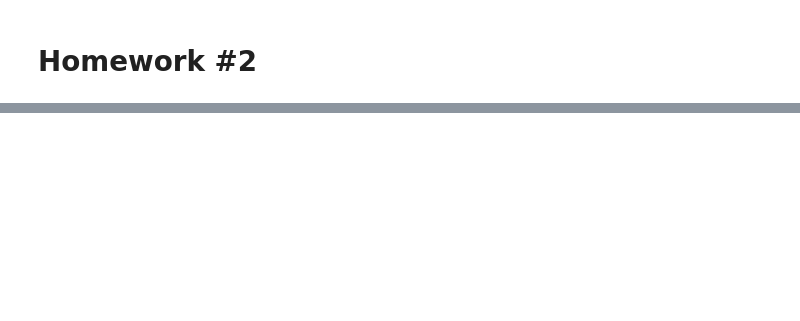
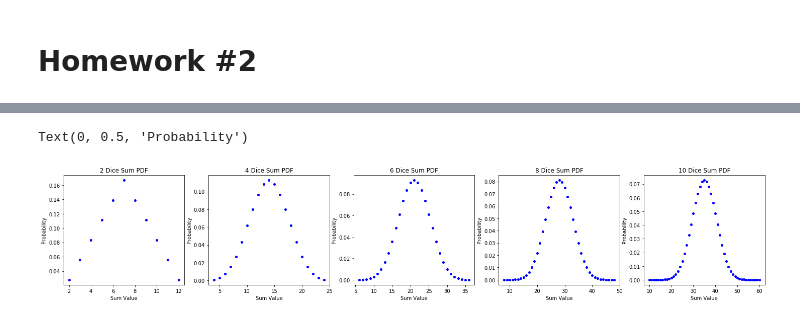
Before and after one commit to maverickmillican/Phys_434_Millican, a Jupyter notebook: HW_2.ipynb, the cells around one changed output, grey strips where cells are left out. Saved outputs shown, nothing was run; the diff lists cells and outputs as text; code cells hidden in the pictures; blank space fills up the shorter version.

```diff
--- a/HW_2.ipynb
+++ b/HW_2.ipynb
@@ -26,0 +57,7 @@ Rolling ten 100-sided dice, probability of rolling a 56.
+# %%
+array = [2,3,3,4,4,4,5,5,5,5,6,6,6,6,6,7,7,7,7,7,7,8,8,8,8,8,9,9,9,9,10,10,10,11,11,12]
+for i in range(len(array)):
+    array[i] = array[i] - 7
+    array[i] = array[i]**2
+print(array)
+stats.mean(array)
@@ -26,0 +80,47 @@ Rolling ten 100-sided dice, probability of rolling a 56.
+# %%
+array = [1/6,1/6,1/6,1/6,1/6,1/6]
+con = [1/6,1/6,1/6,1/6,1/6,1/6]
+fig, (ax1, ax2, ax3, ax4, ax5, ) = plt.subplots(1, 5, figsize = (25, 4))
+n = 2
+for i in range(1,n):
+    con = np.convolve(con, array)
+x = np.linspace(n,n*6,n*5+1)
+ax1.plot(x, con, 'bo', lw = 0, ms = 4)
+ax1.set_title(f'{n} Dice Sum PDF')
+n = 4
+con = [1/6,1/6,1/6,1/6,1/6,1/6]
+for i in range(1,n):
+    con = np.convolve(con, array)
+x = np.linspace(n,n*6,n*5+1)
+ax2.plot(x, con, 'bo', lw = 0, ms = 4)
+ax2.set_title(f'{n} Dice Sum PDF')
+n = 6
+con = [1/6,1/6,1/6,1/6,1/6,1/6]
+for i in range(1,n):
+    con = np.convolve(con, array)
+x = np.linspace(n,n*6,n*5+1)
+ax3.plot(x, con, 'bo', lw = 0, ms = 4)
+ax3.set_title(f'{n} Dice Sum PDF')
+n = 8
+con = [1/6,1/6,1/6,1/6,1/6,1/6]
+for i in range(1,n):
+    con = np.convolve(con, array)
+x = np.linspace(n,n*6,n*5+1)
+ax4.plot(x, con, 'bo', lw = 0, ms = 4)
+ax4.set_title(f'{n} Dice Sum PDF')
+n = 10
+con = [1/6,1/6,1/6,1/6,1/6,1/6]
+for i in range(1,n):
+    con = np.convolve(con, array)
+x = np.linspace(n,n*6,n*5+1)
+ax5.plot(x, con, 'bo', lw = 0, ms = 4)
+ax5.set_title(f'{n} Dice Sum PDF')
+
+ax1.set_xlabel('Sum Value'); ax1.set_ylabel('Probability')
+ax2.set_xlabel('Sum Value'); ax2.set_ylabel('Probability')
+ax3.set_xlabel('Sum Value'); ax3.set_ylabel('Probability')
+ax4.set_xlabel('Sum Value'); ax4.set_ylabel('Probability')
+ax5.set_xlabel('Sum Value'); ax5.set_ylabel('Probability')
+# %% [output]
+Text(0, 0.5, 'Probability')
+[figure, added]
```
Also changed, not shown: parts of 28 cells of this notebook.
